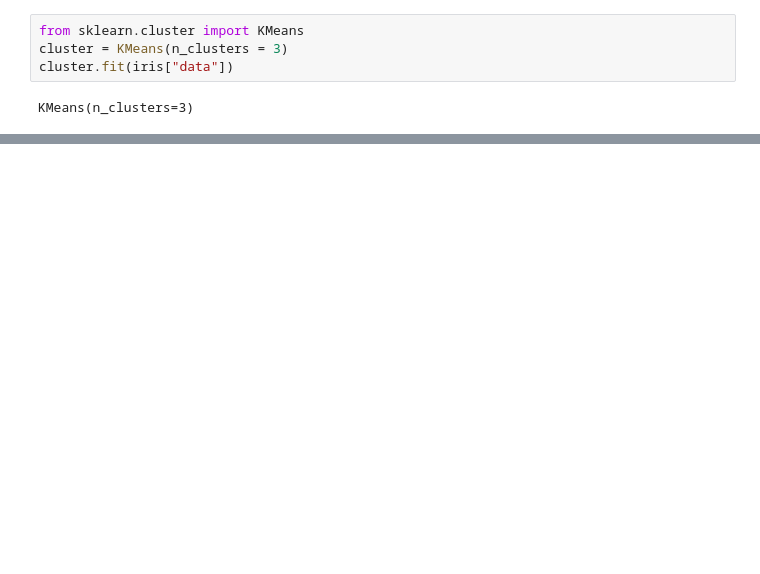
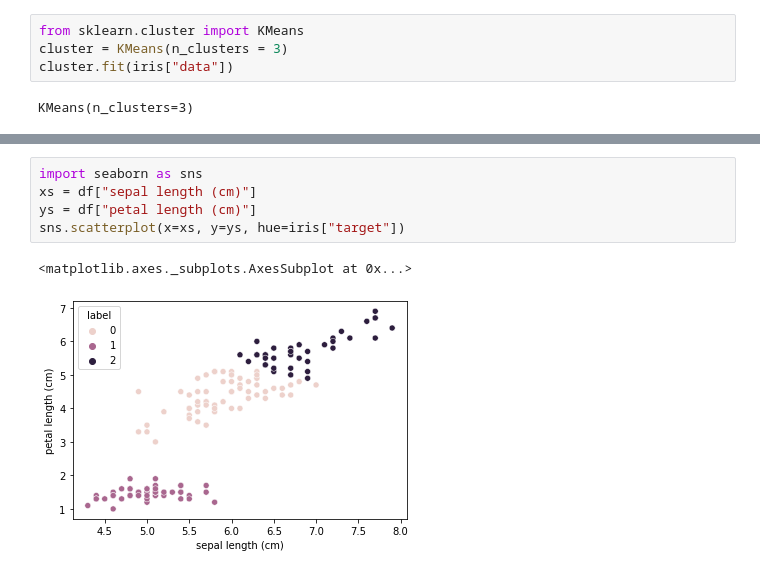
Before and after one commit to welting82/AIclass, a Jupyter notebook: cluster.ipynb, the cells around one changed output, grey strips where cells are left out. Saved outputs shown, nothing was run; the diff lists cells and outputs as text; blank space fills up the shorter version.

```diff
--- a/cluster.ipynb
+++ b/cluster.ipynb
@@ -35,0 +51,8 @@ array([[5.9016129 , 2.7483871 , 4.39354839, 1.43387097],
+# %%
+import seaborn as sns
+xs = df["sepal length (cm)"]
+ys = df["petal length (cm)"]
+sns.scatterplot(x=xs, y=ys, hue=iris["target"])
+# %% [output]
+<matplotlib.axes._subplots.AxesSubplot at 0x...>
+[figure, added]
```
Also changed, not shown: parts of 3 cells of this notebook.
